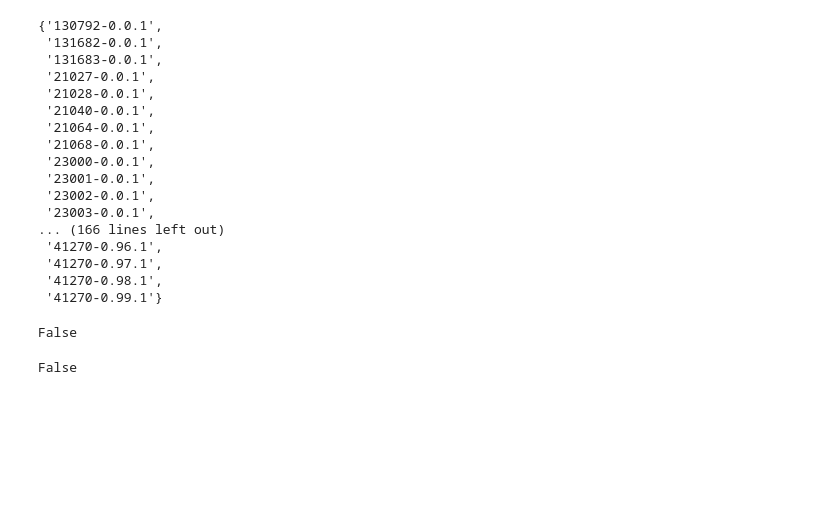
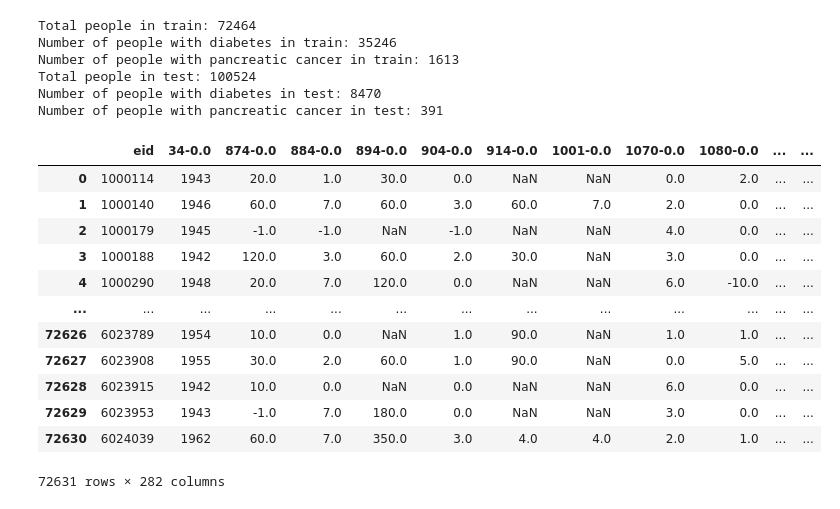
Before and after one commit to OfekShcherb/Finding-Differences-in-Diagnosis-of-Pancreatic-Cancer-and-Type-II-Diabetes-Mellitus, a Jupyter notebook: test.ipynb, the cells around one changed output. Drawn from its saved outputs; the diff is of its cells as text; code cells hidden in the pictures; blank space fills up the shorter version.

```diff
--- a/test.ipynb
+++ b/test.ipynb
@@ -96,24 +45,0 @@ df_train
-# %%
-set(df_test.columns) - set(config['features_code_list'])
-# %% [output]
-{'130792-0.0.1',
- '131682-0.0.1',
- '131683-0.0.1',
- '21027-0.0.1',
- '21028-0.0.1',
- '21040-0.0.1',
- '21064-0.0.1',
- '21068-0.0.1',
- '23000-0.0.1',
- '23001-0.0.1',
- '23002-0.0.1',
- '23003-0.0.1',
-... (166 lines left out)
- '41270-0.96.1',
- '41270-0.97.1',
- '41270-0.98.1',
- '41270-0.99.1'}
-# %%
-'41270-0.99.1' in config['features_code_list']
-# %% [output]
-False
@@ -122,4 +46,39 @@ features = pd.read_csv('/home/ofeksh2@mta.ac.il/biobank/fields672220.ukb')
-# %%
-'21028-0.0.1' in config['features_code_list']
-# %% [output]
-False
+# %%
+total_people_in_train = train_group_df.shape[0]
+people_with_pancreatic_cancer_in_train = train_group_df[train_group_df['Label'] == '1'].shape[0]
+people_with_diabetes_in_train = train_group_df[train_group_df['Label'] == '2'].shape[0]
+total_people_in_test = test_group_df.shape[0]
+people_with_pancreatic_cancer_in_test = test_group_df[test_group_df['Label'] == '1'].shape[0]
+people_with_diabetes_in_test = test_group_df[test_group_df['Label'] == '2'].shape[0]
+print(f'Total people in train: {total_people_in_train}')
+print(f'Number of people with diabetes in train: {people_with_diabetes_in_train}')
+print(f'Number of people with pancreatic cancer in train: {people_with_pancreatic_cancer_in_train}')
+print(f'Total people in test: {total_people_in_test}')
+print(f'Number of people with diabetes in test: {people_with_diabetes_in_test}')
+print(f'Number of people with pancreatic cancer in test: {people_with_pancreatic_cancer_in_test}')
+# %% [output]
+Total people in train: 72464
+Number of people with diabetes in train: 35246
+Number of people with pancreatic cancer in train: 1613
+Total people in test: 100524
+Number of people with diabetes in test: 8470
+Number of people with pancreatic cancer in test: 391
+# %%
+train_group_df = train_group_df.drop(columns=['Unnamed: 0'])
+test_group_df = test_group_df.drop(columns=['Unnamed: 0'])
+# %%
+train_group_df = train_group_df.drop(columns=['23048-0.0', '84-0.0', '23406-0.0'])
+# %% [output]
+|  | eid | 34-0.0 | 874-0.0 | 884-0.0 | 894-0.0 | 904-0.0 | 914-0.0 | 1001-0.0 | 1070-0.0 | 1080-0.0 | ... | ... |
+| 0 | 1000114 | 1943 | 20.0 | 1.0 | 30.0 | 0.0 | NaN | NaN | 0.0 | 2.0 | ... | ... |
+| 1 | 1000140 | 1946 | 60.0 | 7.0 | 60.0 | 3.0 | 60.0 | 7.0 | 2.0 | 0.0 | ... | ... |
+| 2 | 1000179 | 1945 | -1.0 | -1.0 | NaN | -1.0 | NaN | NaN | 4.0 | 0.0 | ... | ... |
+| 3 | 1000188 | 1942 | 120.0 | 3.0 | 60.0 | 2.0 | 30.0 | NaN | 3.0 | 0.0 | ... | ... |
+| 4 | 1000290 | 1948 | 20.0 | 7.0 | 120.0 | 0.0 | NaN | NaN | 6.0 | -10.0 | ... | ... |
+| ... | ... | ... | ... | ... | ... | ... | ... | ... | ... | ... | ... | ... |
+| 72626 | 6023789 | 1954 | 10.0 | 0.0 | NaN | 1.0 | 90.0 | NaN | 1.0 | 1.0 | ... | ... |
+| 72627 | 6023908 | 1955 | 30.0 | 2.0 | 60.0 | 1.0 | 90.0 | NaN | 0.0 | 5.0 | ... | ... |
+| 72628 | 6023915 | 1942 | 10.0 | 0.0 | NaN | 0.0 | NaN | NaN | 6.0 | 0.0 | ... | ... |
+| 72629 | 6023953 | 1943 | -1.0 | 7.0 | 180.0 | 0.0 | NaN | NaN | 3.0 | 0.0 | ... | ... |
+| 72630 | 6024039 | 1962 | 60.0 | 7.0 | 350.0 | 3.0 | 4.0 | 4.0 | 2.0 | 1.0 | ... | ... |
+72631 rows × 282 columns
```
Also changed, not shown: parts of 12 cells of this notebook, 2 other files.
